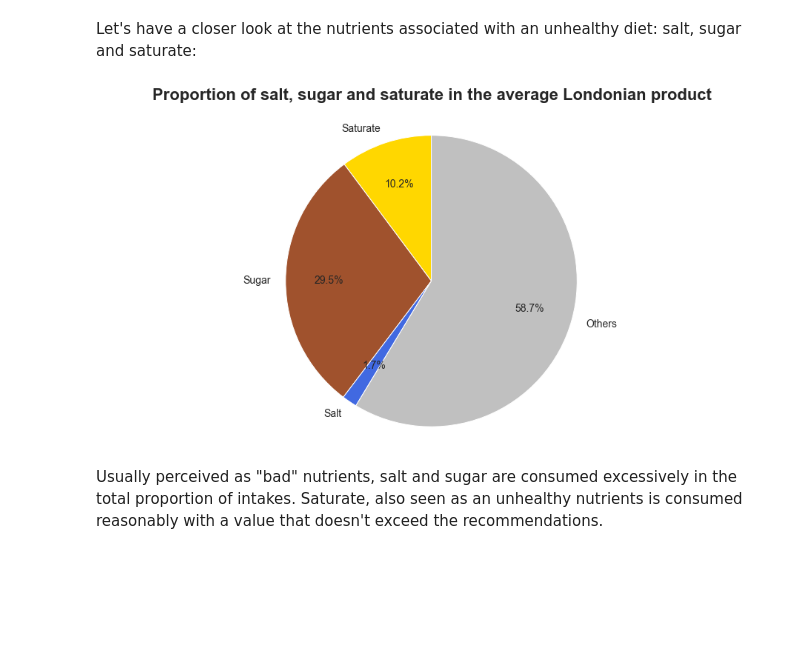
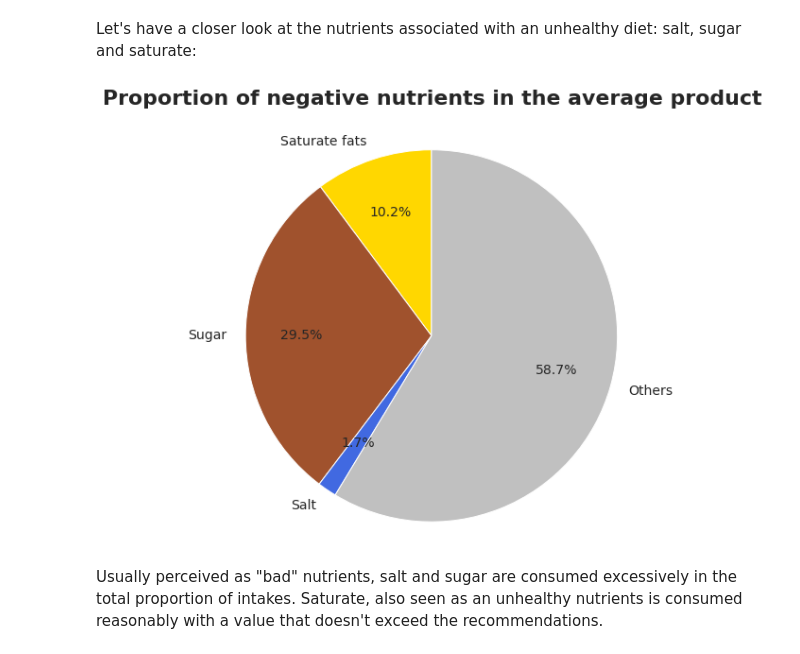
Before and after one commit to epfl-ada/ada-2020-project-milestone-p3-p3_caxaga, a Jupyter notebook: nutripoints.ipynb, the cells around one changed output. Saved outputs shown, nothing was run; the diff lists cells and outputs as text; code cells hidden in the pictures; blank space fills up the shorter version.

```diff
--- a/nutripoints.ipynb
+++ b/nutripoints.ipynb
@@ -373,20 +359,21 @@ Let's have a closer look at the nutrients associated with an unhealthy diet: sal
 # %%
 weight_sugar_saturate_salt=weight_mean[["saturate", "sugar", "salt", "not_saturate_sugar_salt"]]
 
 colors=["gold","sienna", "royalblue", "silver"]
 
-subnutrients_labels = ["Saturate", "Sugar", "Salt", "Others"]
-fig1, ax1 = plt.subplots(figsize=(16, 8))
+subnutrients_labels = ["Saturate fats", "Sugar", "Salt", "Others"]
+fig1, ax1 = plt.subplots(figsize=(10, 8))
 ax1.pie(weight_sugar_saturate_salt, radius=1, labels=subnutrients_labels,
         autopct='%1.1f%%', startangle=90, colors=colors, textprops={'fontsize': 14}, pctdistance = 0.7)
 ax1.axis('equal')  # Equal aspect ratio ensures that pie is drawn as a circle.
 
 plt.title(
-    'Proportion of salt, sugar and saturate in the average Londonian product', fontsize=22, y=1.05, fontweight="bold")
+    'Proportion of negative nutrients in the average product', fontsize=22, y=1.05, fontweight="bold")
 
-plt.savefig("../xavoliva6.github.io/img/Proportion_salt_sugar_saturate_average_London.png")
+plt.savefig(f"{path}/proportion_salt_sugar_saturate_average_london.svg", format='svg',
+             transparent=True, bbox_inches='tight', pad_inches=0)
 plt.show()
 # %% [output]
-[figure, old version]
+[figure, new version]
 # %% [markdown]
 Usually perceived as "bad" nutrients, salt and sugar are consumed excessively in the total proportion of intakes. Saturate, also seen as an unhealthy nutrients is consumed reasonably with a value that doesn't exceed the recommendations.
```
Also changed, not shown: parts of 11 cells of this notebook.
